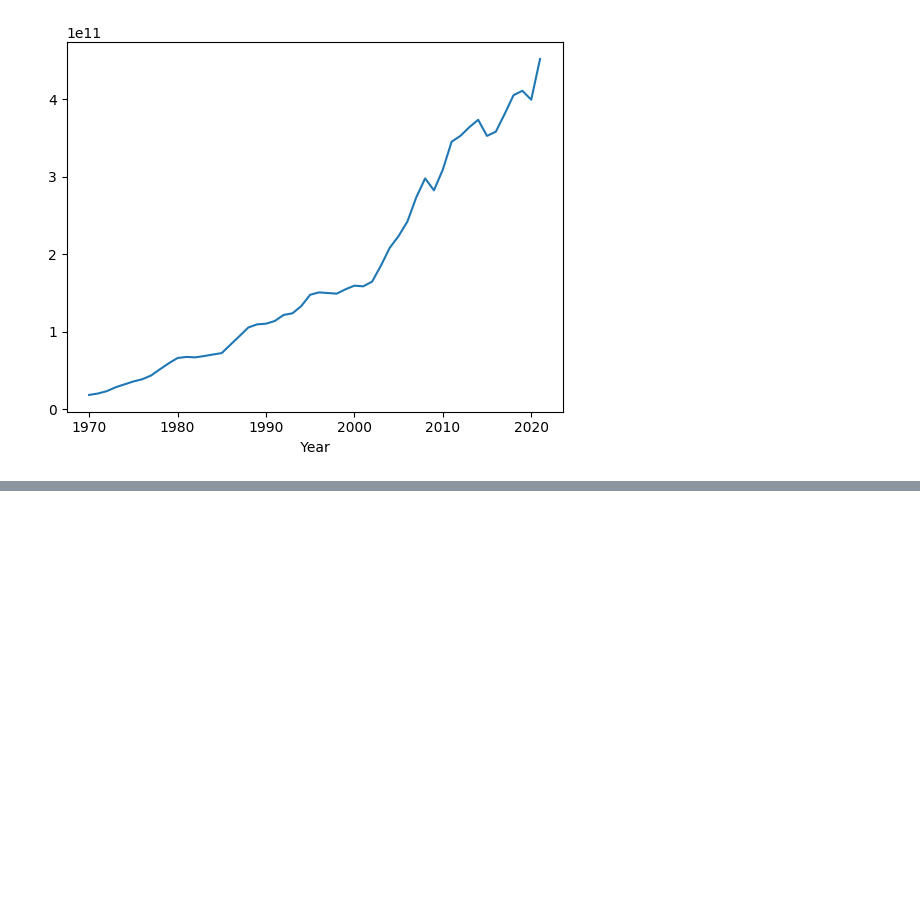
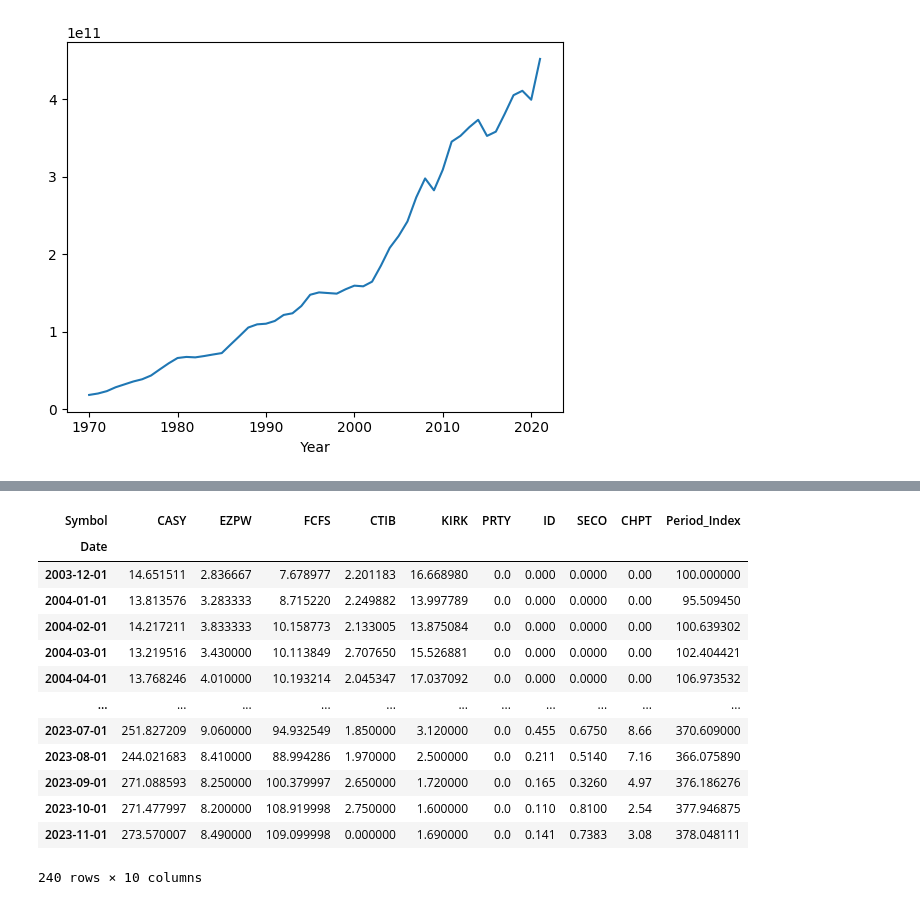
Before and after one commit to maximarbuzov/maxim, a Jupyter notebook: Untitled7.ipynb, the cells around one changed output, grey strips where cells are left out. Drawn from its saved outputs; the diff is of its cells as text; code cells hidden in the pictures; blank space fills up the shorter version.

```diff
--- a/Untitled7.ipynb
+++ b/Untitled7.ipynb
@@ -659,0 +768,2 @@ data1.groupby([' Year '])[' Gross Domestic Product (GDP) '].mean().plot()
+# %%
+prices1.fillna(value=0, inplace=True)
@@ -659,0 +787,3 @@ data1.groupby([' Year '])[' Gross Domestic Product (GDP) '].mean().plot()
+# %%
+q=len(prices1)
+q
@@ -659,0 +792,17 @@ data1.groupby([' Year '])[' Gross Domestic Product (GDP) '].mean().plot()
+# %%
+#Расчет индекса
+#Расчет средних цен на акции за период:
+period_avg_prices = []
+for day in range(q):
+  daily_prices = [prices1[company][day] for company in prices1]
+  avg_price = sum(daily_prices) / len(daily_prices)
+  period_avg_prices.append(avg_price)
+#Расчет индекса (базовое значение индекса 100)
+base_index = 100
+period_index1 = [base_index]
+for i in range(1, len(period_avg_prices)):
+  index_change = (period_avg_prices[i] - period_avg_prices[i - 1]) / period_avg_prices[i - 1] * 100
+  period_index1.append(period_index1[-1] + index_change)
+# Вывод результатов
+for day, index_value in enumerate(period_index1):
+    print(f"День {day + 1}: Индекс = {index_value:.2f}")
@@ -659,0 +827,18 @@ data1.groupby([' Year '])[' Gross Domestic Product (GDP) '].mean().plot()
+# %%
+prices1['Period_Index']=period_index1
+prices1
+# %% [output]
+| Symbol | CASY | EZPW | FCFS | CTIB | KIRK | PRTY | ID | SECO | CHPT | Period_Index |
+| Date |  |  |  |  |  |  |  |  |  |  |
+| 2003-12-01 | 14.651511 | 2.836667 | 7.678977 | 2.201183 | 16.668980 | 0.0 | 0.000 | 0.0000 | 0.00 | 100.000000 |
+| 2004-01-01 | 13.813576 | 3.283333 | 8.715220 | 2.249882 | 13.997789 | 0.0 | 0.000 | 0.0000 | 0.00 | 95.509450 |
+| 2004-02-01 | 14.217211 | 3.833333 | 10.158773 | 2.133005 | 13.875084 | 0.0 | 0.000 | 0.0000 | 0.00 | 100.639302 |
+| 2004-03-01 | 13.219516 | 3.430000 | 10.113849 | 2.707650 | 15.526881 | 0.0 | 0.000 | 0.0000 | 0.00 | 102.404421 |
+| 2004-04-01 | 13.768246 | 4.010000 | 10.193214 | 2.045347 | 17.037092 | 0.0 | 0.000 | 0.0000 | 0.00 | 106.973532 |
+| ... | ... | ... | ... | ... | ... | ... | ... | ... | ... | ... |
+| 2023-07-01 | 251.827209 | 9.060000 | 94.932549 | 1.850000 | 3.120000 | 0.0 | 0.455 | 0.6750 | 8.66 | 370.609000 |
+| 2023-08-01 | 244.021683 | 8.410000 | 88.994286 | 1.970000 | 2.500000 | 0.0 | 0.211 | 0.5140 | 7.16 | 366.075890 |
+| 2023-09-01 | 271.088593 | 8.250000 | 100.379997 | 2.650000 | 1.720000 | 0.0 | 0.165 | 0.3260 | 4.97 | 376.186276 |
+| 2023-10-01 | 271.477997 | 8.200000 | 108.919998 | 2.750000 | 1.600000 | 0.0 | 0.110 | 0.8100 | 2.54 | 377.946875 |
+| 2023-11-01 | 273.570007 | 8.490000 | 109.099998 | 0.000000 | 1.690000 | 0.0 | 0.141 | 0.7383 | 3.08 | 378.048111 |
+240 rows × 10 columns
```
Also changed, not shown: parts of 10 cells of this notebook.
